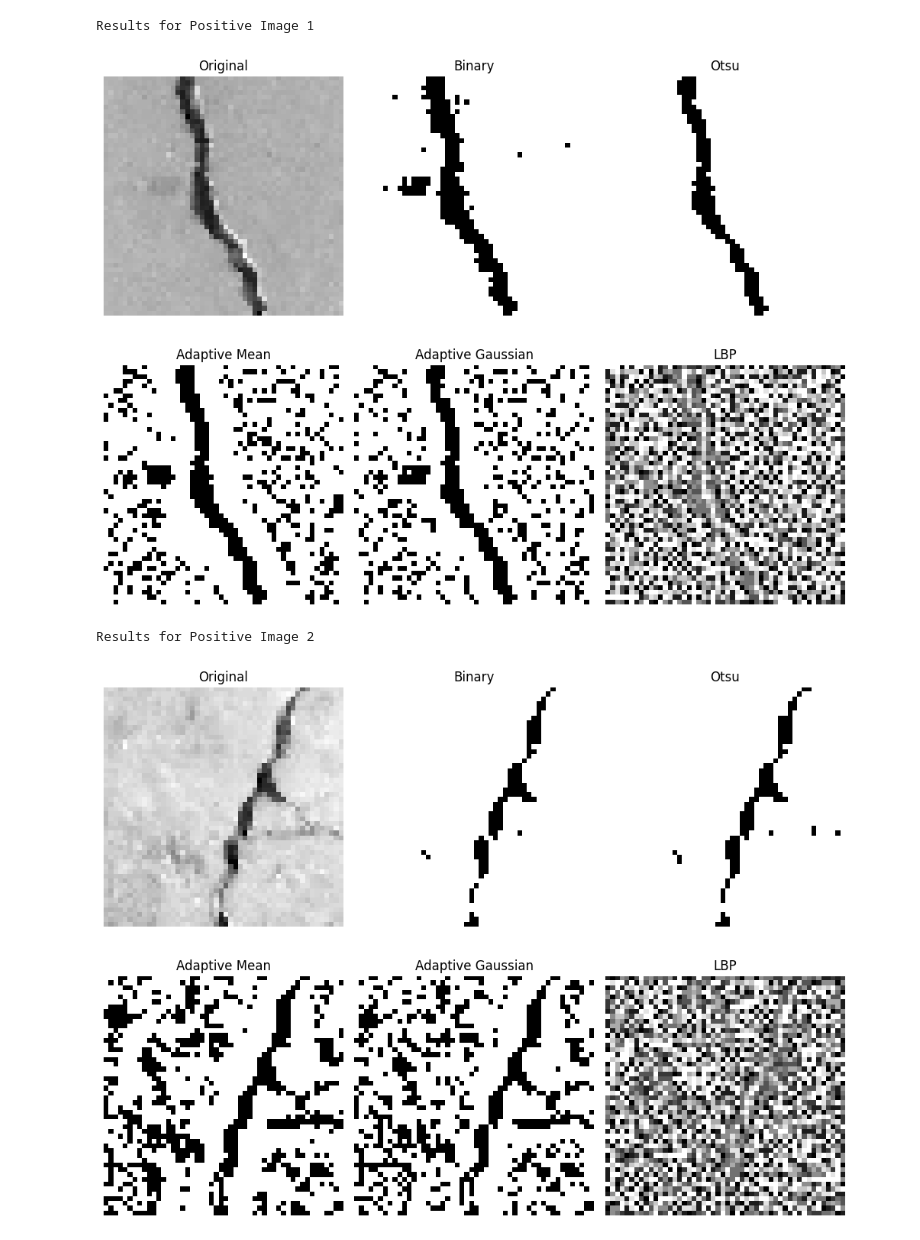
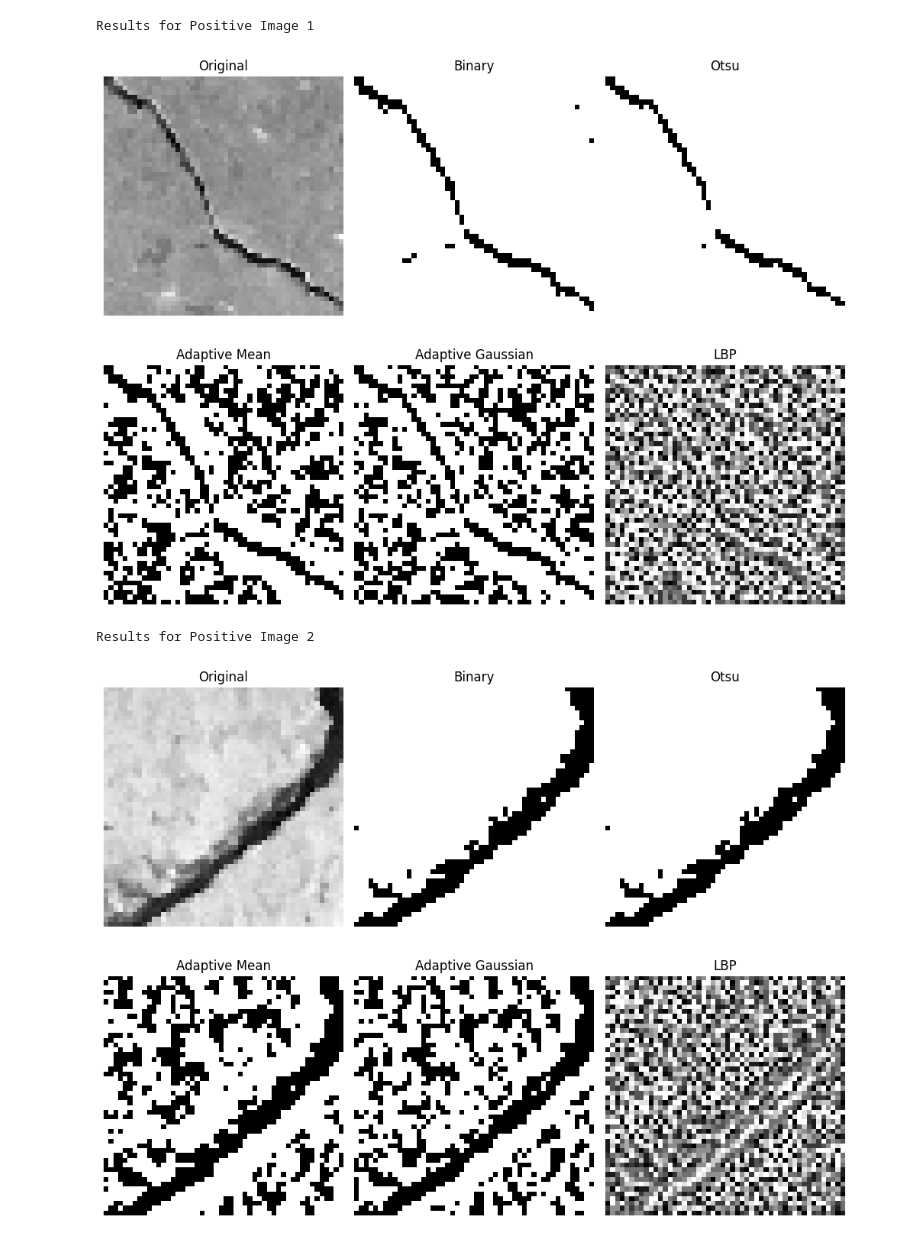
Before and after one commit to arrinu/defectseg, a Jupyter notebook: main.ipynb, the cells around one changed output. Drawn from its saved outputs; the diff is of its cells as text; code cells hidden in the pictures.

```diff
--- a/main.ipynb
+++ b/main.ipynb
@@ -120,6 +166,4 @@ plot_images_side_by_side(rand1, rand2, svm, scaler)
 # %%
-
-
 positive_folder = 'Dataset1/defect'
 num_images = 2
 
@@ -130,7 +174,8 @@ def load_images_from_folder(folder, size=(50, 50)):
         img = cv2.imread(img_path, cv2.IMREAD_GRAYSCALE)
         if img is not None:
             images.append(cv2.resize(img, size))
-    return images[:num_images]
+    random.shuffle(images)  # Shuffle images to get random selection
+    return images[:num_images]  # Select first 'num_images' from shuffled list
 
 positive_images = load_images_from_folder(positive_folder)
 
@@ -149,33 +194,32 @@ def apply_thresholds(image):
         "Otsu": cv2.threshold(image, 0, 255, cv2.THRESH_BINARY + cv2.THRESH_OTSU)[1],
         "Adaptive Mean": cv2.adaptiveThreshold(image, 255, cv2.ADAPTIVE_THRESH_MEAN_C, cv2.THRESH_BINARY, 11, 2),
         "Adaptive Gaussian": cv2.adaptiveThreshold(image, 255, cv2.ADAPTIVE_THRESH_GAUSSIAN_C, cv2.THRESH_BINARY, 11, 2)
     }
 
 def calculate_lbp(image, radius=1, points=8):
     return local_binary_pattern(image, points, radius, method="uniform")
 
 def plot_results(image, thresholds, lbp_image):
     plt.figure(figsize=(10, 8))
     images = [image] + list(thresholds.values()) + [lbp_image]
     titles = ["Original", "Binary", "Otsu", "Adaptive Mean", "Adaptive Gaussian", "LBP"]
     for i, (img, title) in enumerate(zip(images, titles), 1):
         plt.subplot(2, 3, i)
         plt.imshow(img, cmap='gray')
         plt.title(title)
         plt.axis('off')
     plt.tight_layout()
     plt.show()
 
 def segment_and_analyze(positive_images):
     for i, image in enumerate(positive_images):
         thresholds = apply_thresholds(image)
         lbp_image = calculate_lbp(image)
-        print(f"\nResults for Positive Image {i + 1}")
         plot_results(image, thresholds, lbp_image)
 
 segment_and_analyze(positive_images)
 # %% [output]
 Results for Positive Image 1
-[figure, old version]
+[figure, new version]
 Results for Positive Image 2
-[figure, old version]
+[figure, new version]
```
Also changed, not shown: parts of 4 cells of this notebook.
